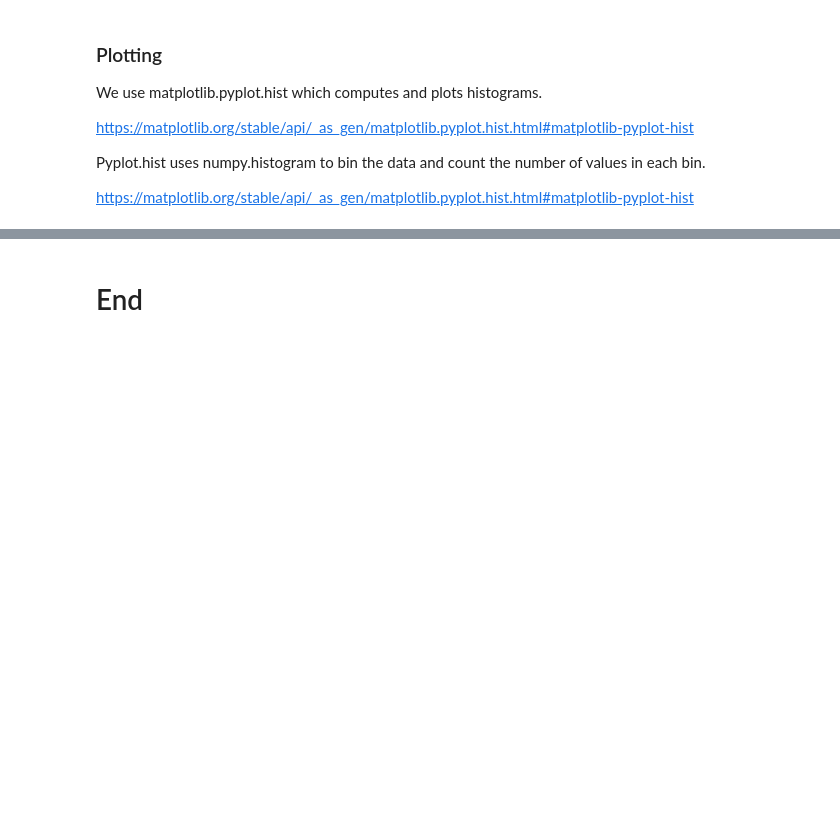
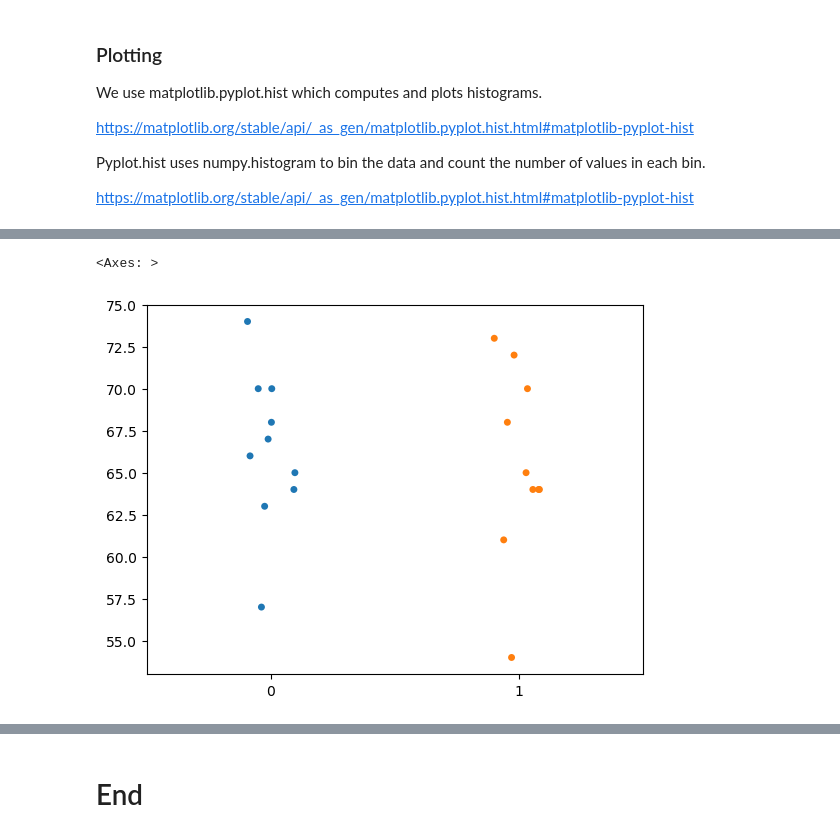
Before and after one commit to PCM11/applied-statistics, a Jupyter notebook: tasks.ipynb, the cells around one changed output, grey strips where cells are left out. Drawn from its saved outputs; the diff is of its cells as text; code cells hidden in the pictures; blank space fills up the shorter version.

```diff
--- a/tasks.ipynb
+++ b/tasks.ipynb
@@ -269,0 +366,6 @@ ax.hist(data, edgecolor='black', density=True, bins=np.linspace (-1,21,35));
+# %%
+# Create a strip plot.
+sns.stripplot(data=[group_a,group_b])
+# %% [output]
+<Axes: >
+[figure, added]
```
Also changed, not shown: parts of 28 cells of this notebook, 3 other files.
